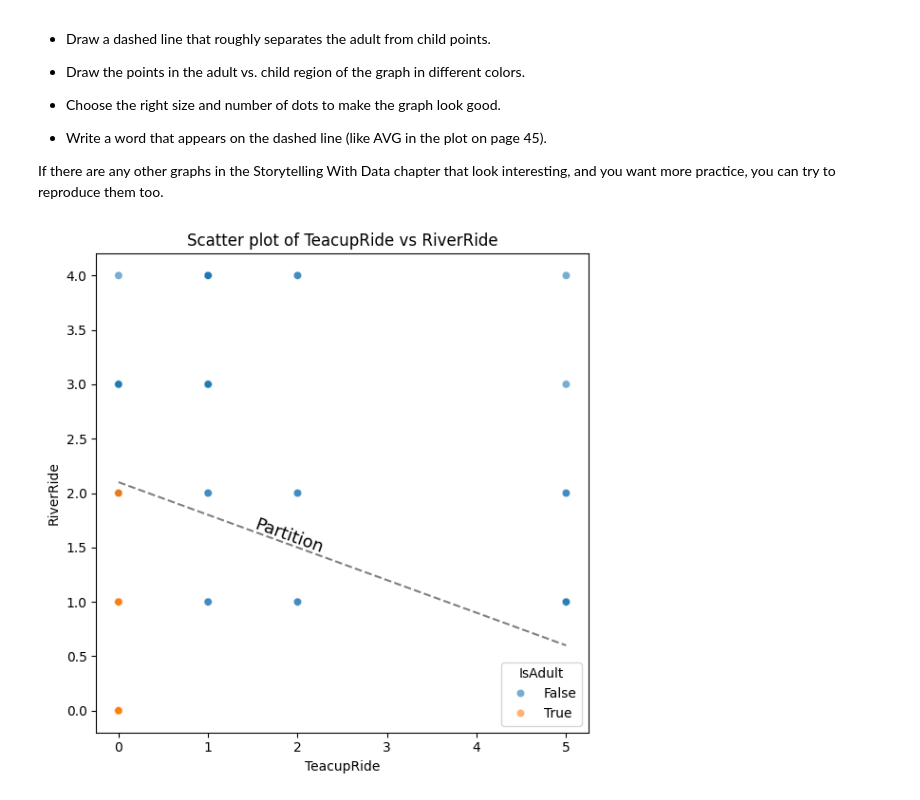
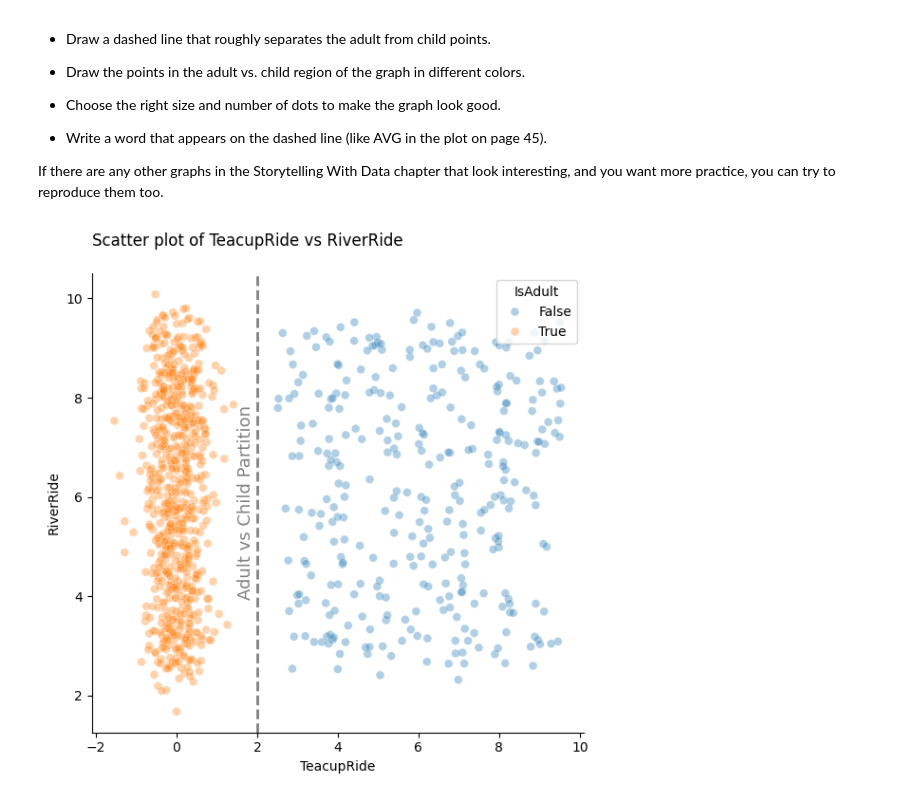
Before and after one commit to Jbaner/Module-B-semester-2, a Jupyter notebook: Week3.ipynb, the cells around one changed output. Drawn from its saved outputs; the diff is of its cells as text; code cells hidden in the pictures.

```diff
--- a/Week3.ipynb
+++ b/Week3.ipynb
@@ -522,27 +524,39 @@ Here are some things you could do (you don't have to do all of them):
 * Write a word that appears on the dashed line (like AVG in the plot on page 45).
 
 If there are any other graphs in the Storytelling With Data chapter that look interesting, and you want more practice, you can try to reproduce them too.
+# %%
+#generating new dataset for clear adult kids visual
+num_visits=10000
+df1.loc[~df1["IsAdult"], "TeacupRide"]=np.random.randint(3,10, size=(~df1["IsAdult"]).sum())
+df1.loc[~df1["IsAdult"], "RiverRide"]=np.random.randint(3,10, size=(~df1["IsAdult"]).sum())
+
+df1["TeacupRide"] +=np.random.normal(0,0.3,num_visits)
+df1["RiverRide"] +=np.random.normal(0,0.3,num_visits)
 # %%
 from matplotlib.lines import lineStyles
-df2=df.iloc[:100]
-df2
+df2=df1.sample(n=1000,random_state=1)
+
 plt.figure(figsize=(6,6))
 #scatter plot
-sns.scatterplot(data=df2, x="TeacupRide", y="RiverRide", hue="IsAdult",alpha=0.6)
+sns.scatterplot(data=df2, x="TeacupRide", y="RiverRide", s=40, hue="IsAdult",alpha=0.35)
 
-#Adding dash like to separate Adult vs Child
-x_val=np.linspace(df2["TeacupRide"].min(),df2["TeacupRide"].max(), 100)
-y_val=-0.3*x_val+2.1
-plt.plot(x_val,y_val,linestyle="--",color="grey")
+#Adding dash line to separate Adult vs Child
+plt.axvline(x=2,color="gray",linestyle="--", linewidth=2)
 
 #Adding text on the dashed line
 x_text= 1.5
-y_text= -0.3*x_text+ 1.9
+y_text= 0*x_text+ 4
+plt.text(x_text, y_text, "Adult vs Child Partition", color="gray", fontsize=13, rotation=90)
 
-plt.text(x_text, y_text, "Partition", color="black", fontsize=13, rotation=-20)
-plt.title("Scatter plot of TeacupRide vs RiverRide")
-plt.legend(title="IsAdult")
+#to remove right and top spines
+ax=plt.gca()
+ax.spines["right"].set_visible(False)
+ax.spines["top"].set_visible(False)
+
+plt.title("Scatter plot of TeacupRide vs RiverRide\n", loc="left")
+plt.legend(title="IsAdult", loc="upper right")
+
 plt.tight_layout()
 plt.show()
 # %% [output]
-[figure, old version]
+[figure, new version]
```
Also changed, not shown: parts of 7 cells of this notebook.
